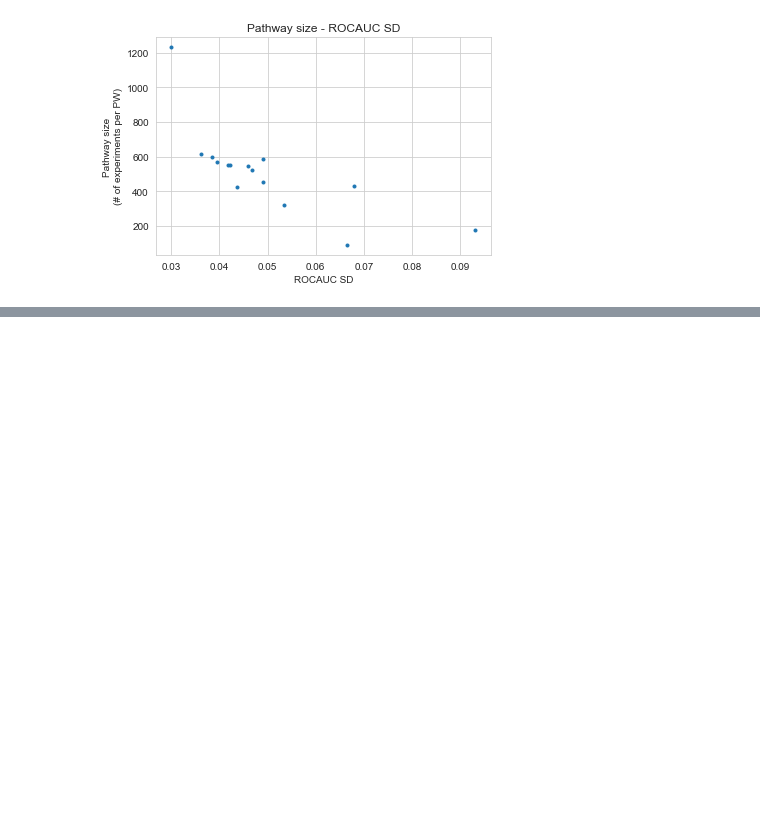
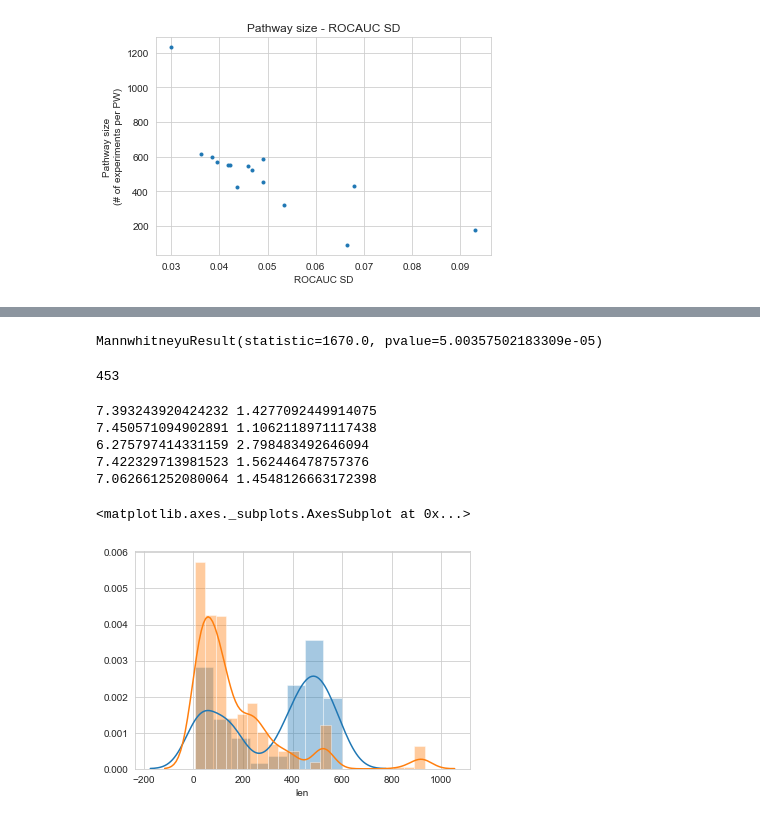
Before and after one commit to bence-szalai/why-pathway-methods-work, a Jupyter notebook: notebooks/quality_similarity_analysis.ipynb, the cells around one changed output, grey strips where cells are left out. Saved outputs shown, nothing was run; the diff lists cells and outputs as text; code cells hidden in the pictures; blank space fills up the shorter version.

```diff
--- a/notebooks/quality_similarity_analysis.ipynb
+++ b/notebooks/quality_similarity_analysis.ipynb
@@ -207,0 +266,38 @@ np.mean(np.max(temp))
+# %%
+from scipy.stats import ttest_ind
+from scipy.stats import mannwhitneyu as mwu
+mwu(scores1minus2['zscore'],scores2minus1['zscore'])
+# %% [output]
+MannwhitneyuResult(statistic=1670.0, pvalue=5.00357502183309e-05)
+# %%
+len(scores2minus1)
+# %% [output]
+453
+# %%
+for temp in [scores1,scores2,scores1and2,scores1minus2,scores2minus1]:
+    print(np.mean(temp['zscore']),np.std(temp['zscore']))
+# %% [output]
+7.393243920424232 1.4277092449914075
+7.450571094902891 1.1062118971117438
+6.275797414331159 2.798483492646094
+7.422329713981523 1.562446478757376
+7.062661252080064 1.4548126663172398
+# %%
+import pickle as pckl
+fin=open('../results/genesets/overlaps/dicts/dorothea_AB_minus_REACTOME.pkl','rb')
+geneset=pckl.load(fin)
+scores1minus2['len']=0
+for i in scores1minus2.index:
+    scores1minus2.loc[i,'len']=len(geneset[scores1minus2.loc[i,'geneset']])
+# %%
+fin=open('../results/genesets/overlaps/dicts/REACTOME_minus_dorothea_AB.pkl','rb')
+geneset=pckl.load(fin)
+scores2minus1['len']=0
+for i in scores2minus1.index:
+    scores2minus1.loc[i,'len']=len(geneset[scores2minus1.loc[i,'geneset']])
+# %%
+sns.distplot(scores1minus2['len'])
+sns.distplot(scores2minus1['len'])
+# %% [output]
+<matplotlib.axes._subplots.AxesSubplot at 0x...>
+[figure, added]
```
Also changed, not shown: parts of 20 cells of this notebook, 5 other files.
